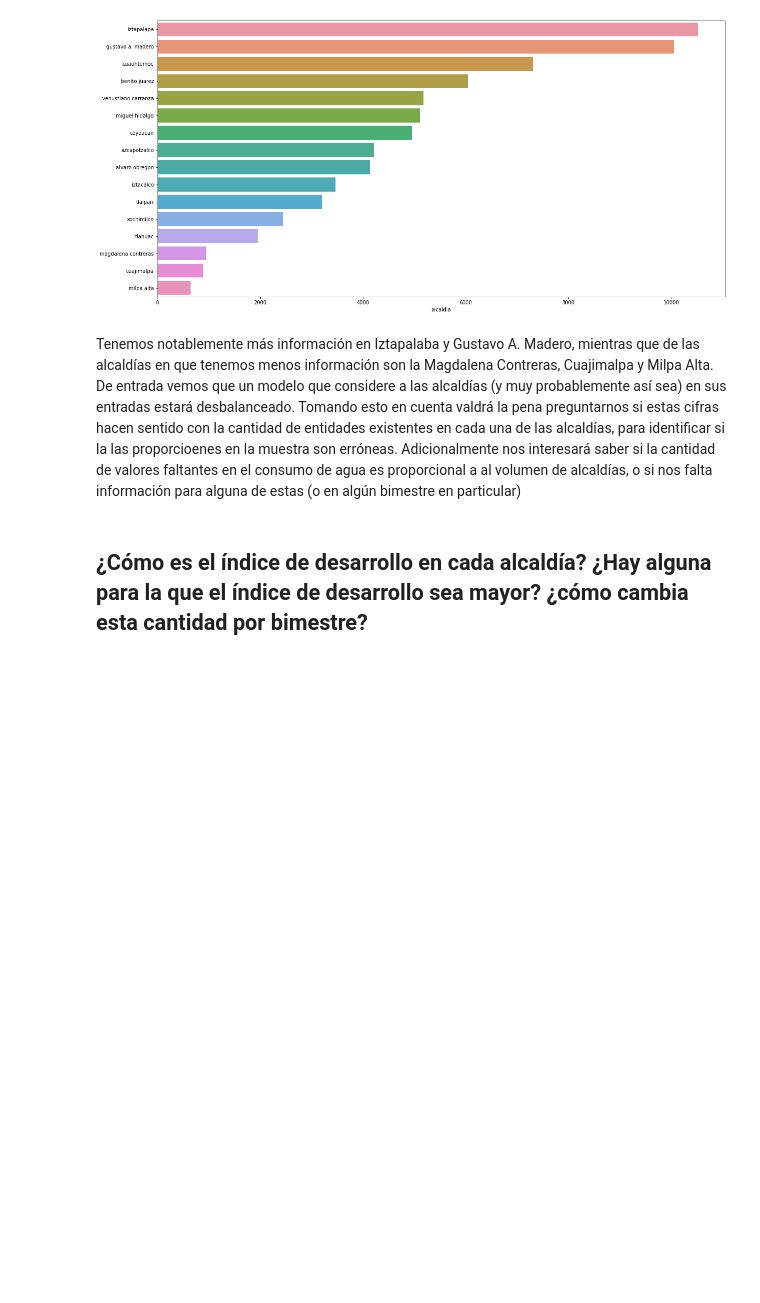
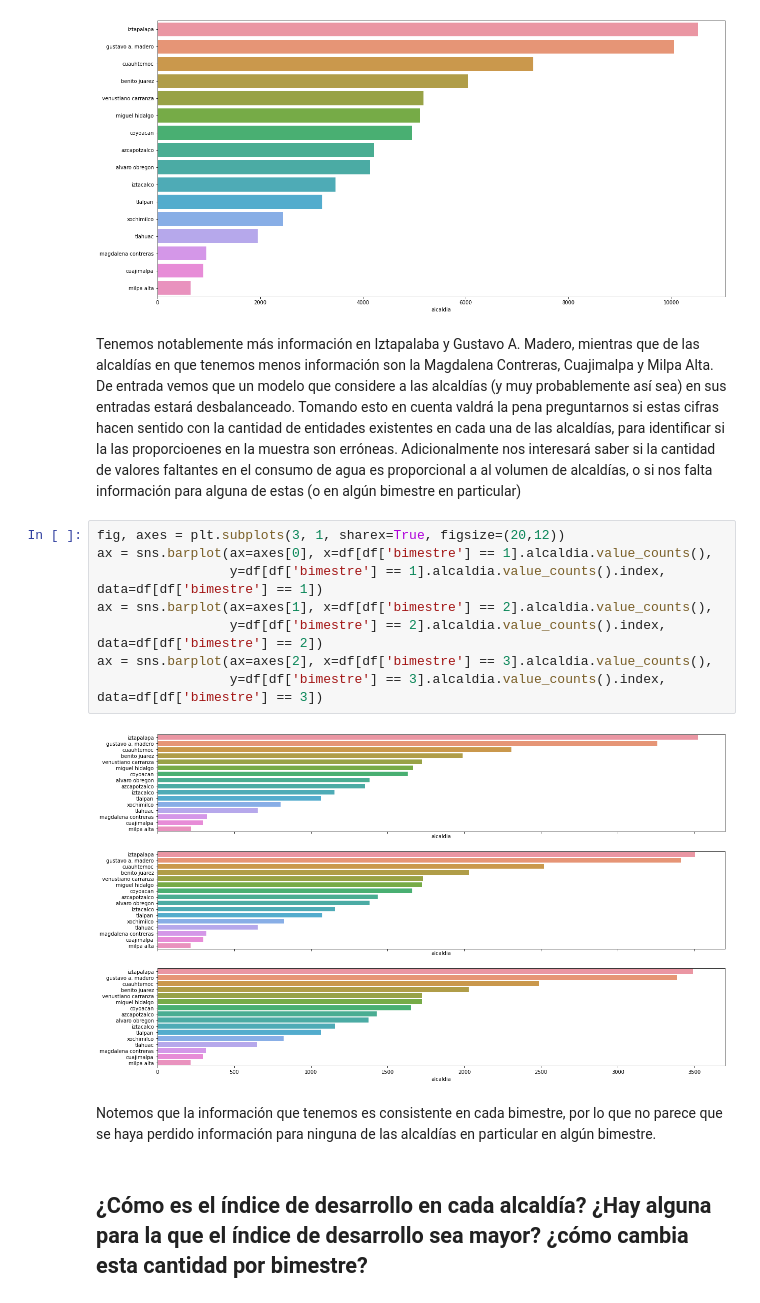
Before and after one commit to ElenaVillano/eda_geda_conagua, a Jupyter notebook: lau_geda.ipynb, the cells around one changed output. Cells and saved outputs as stored; diff of their text form; blank space fills up the shorter version.

```diff
--- a/lau_geda.ipynb
+++ b/lau_geda.ipynb
@@ -113,6 +113,18 @@ ax = sns.barplot(x=df.alcaldia.value_counts(), y=df.alcaldia.value_counts().inde
 # %% [markdown]
  Tenemos notablemente más información en Iztapalaba y Gustavo A. Madero, mientras que de las alcaldías en que tenemos menos información son la Magdalena Contreras, Cuajimalpa y Milpa Alta. De entrada vemos que un modelo que considere a las alcaldías (y muy probablemente así sea) en sus entradas estará desbalanceado.
  Tomando esto en cuenta valdrá la pena preguntarnos si estas cifras hacen sentido con la cantidad de entidades existentes en cada una de las alcaldías, para identificar si la las proporcioenes en la muestra son erróneas. Adicionalmente nos interesará saber si la cantidad de valores faltantes en el consumo de agua es proporcional a al volumen de alcaldías, o si nos falta información para alguna de estas (o en algún bimestre en particular)
+# %%
+fig, axes = plt.subplots(3, 1, sharex=True, figsize=(20,12))
+ax = sns.barplot(ax=axes[0], x=df[df['bimestre'] == 1].alcaldia.value_counts(),
+                 y=df[df['bimestre'] == 1].alcaldia.value_counts().index, data=df[df['bimestre'] == 1])
+ax = sns.barplot(ax=axes[1], x=df[df['bimestre'] == 2].alcaldia.value_counts(),
+                 y=df[df['bimestre'] == 2].alcaldia.value_counts().index, data=df[df['bimestre'] == 2])
+ax = sns.barplot(ax=axes[2], x=df[df['bimestre'] == 3].alcaldia.value_counts(),
+                 y=df[df['bimestre'] == 3].alcaldia.value_counts().index, data=df[df['bimestre'] == 3])
+# %% [output]
+[figure, added]
+# %% [markdown]
+ Notemos que la información que tenemos es consistente en cada bimestre, por lo que no parece que se haya perdido información para ninguna de las alcaldías en particular en algún bimestre.
 # %% [markdown]
 ## ¿Cómo es el índice de desarrollo en cada alcaldía? ¿Hay alguna para la que el índice de desarrollo sea mayor? ¿cómo cambia esta cantidad por bimestre?
 # %%
```
Also changed, not shown: parts of 8 cells of this notebook.
